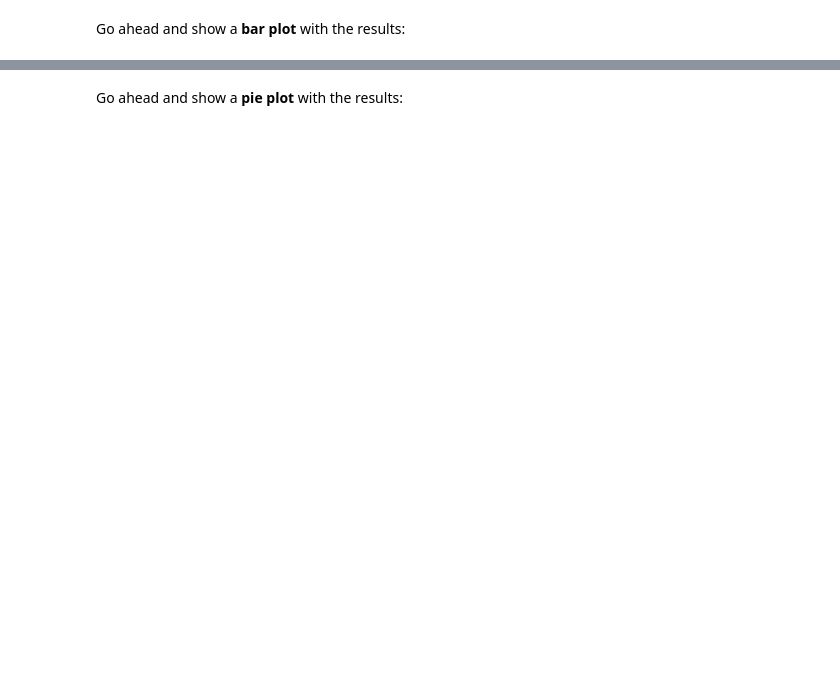
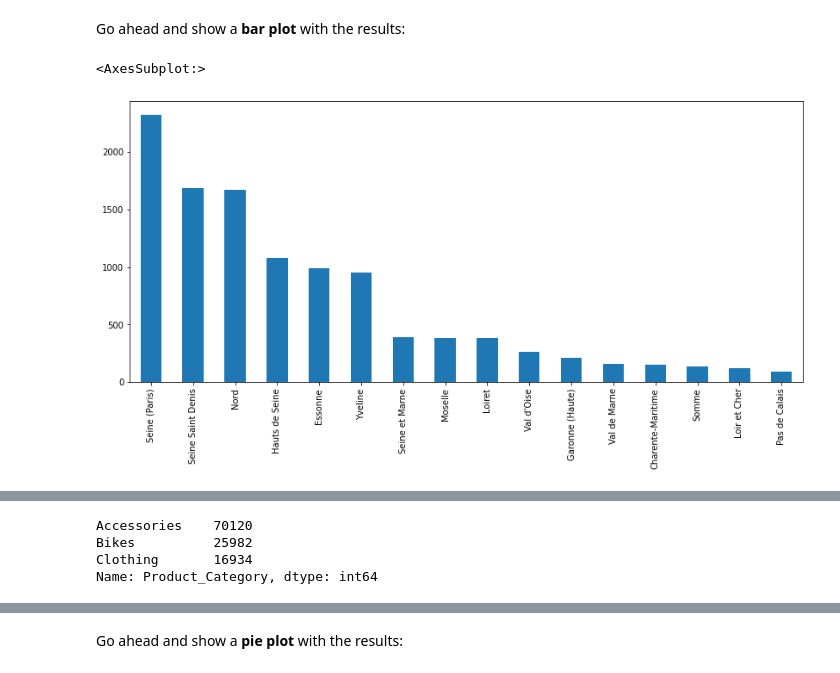
Before and after one commit to omaima-khalil/FunnyData, a Jupyter notebook: Exercises_1.ipynb, the cells around one changed output, grey strips where cells are left out. Saved outputs shown, nothing was run; the diff lists cells and outputs as text; code cells hidden in the pictures; blank space fills up the shorter version.

```diff
--- a/Exercises_1.ipynb
+++ b/Exercises_1.ipynb
@@ -347,6 +365,10 @@ france_states
 Go ahead and show a <b>bar plot</b> with the results:
 # %%
 # your code goes here
+france_states.plot(kind='bar', figsize=(14,6))
+# %% [output]
+<AxesSubplot:>
+[figure, added]
 # %%
 france_states.plot(kind='bar', figsize=(14,6))
 # %% [markdown]
@@ -355,5 +377,11 @@ france_states.plot(kind='bar', figsize=(14,6))
 ### How many sales were made per category?
 # %%
 # your code goes here
+sales['Product_Category'].value_counts()
+# %% [output]
+Accessories    70120
+Bikes          25982
+Clothing       16934
+Name: Product_Category, dtype: int64
 # %%
 sales['Product_Category'].value_counts()
```
Also changed, not shown: parts of 18 cells of this notebook.
